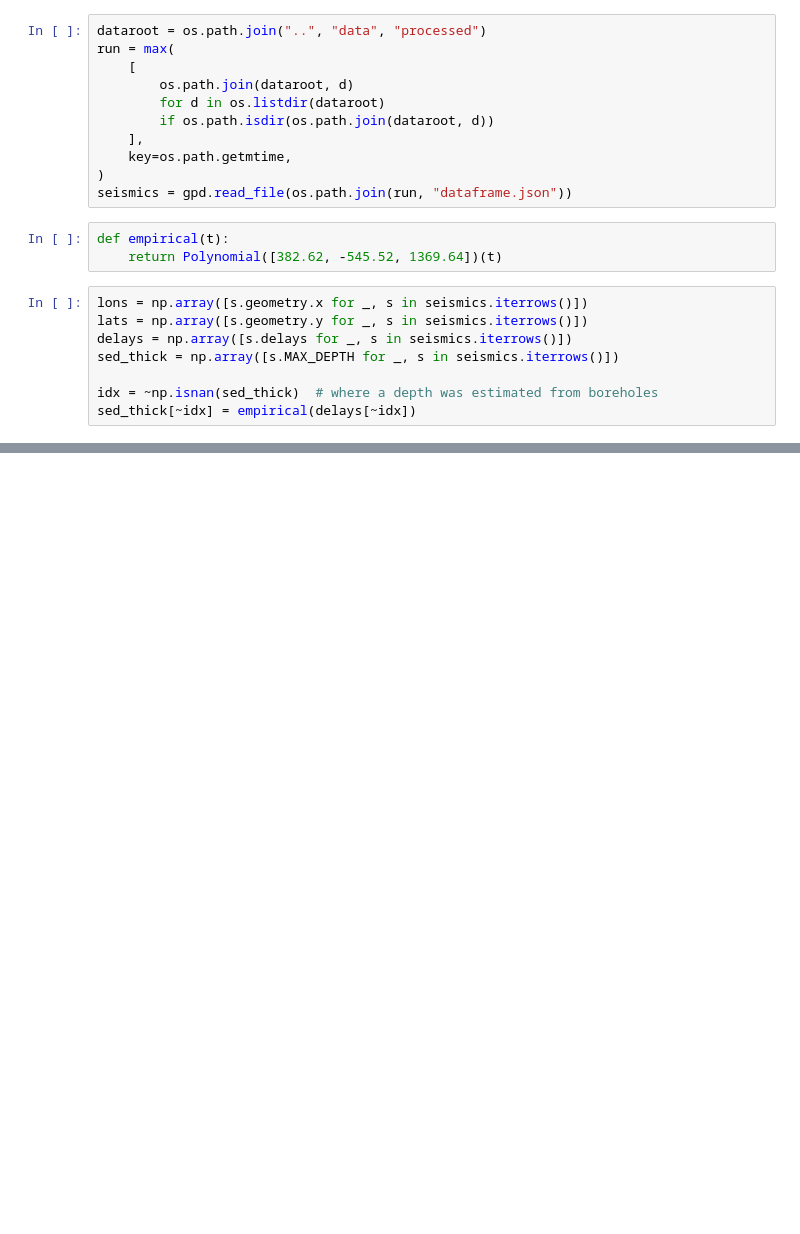
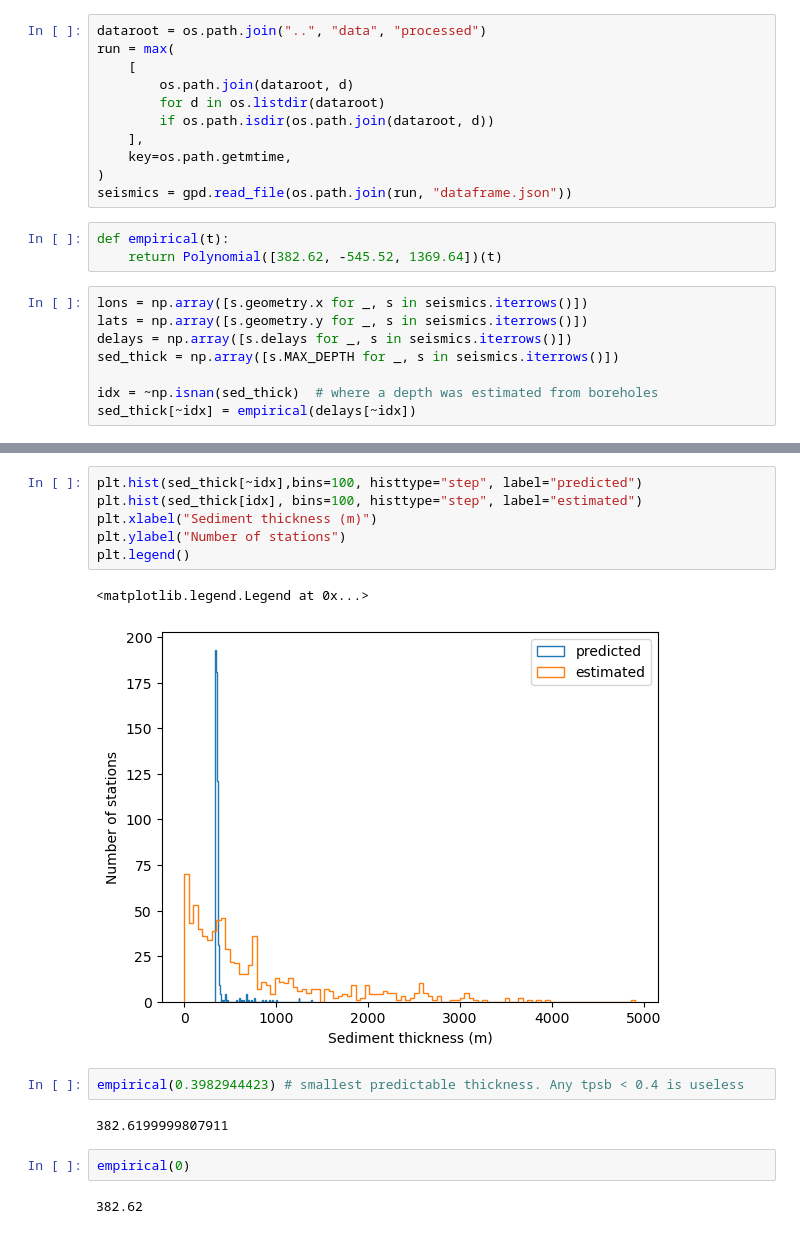
Before and after one commit to auggiemarignier/AusSedThick, a Jupyter notebook: aussedthickrf/05AustralianSedimentaryThickness.ipynb, the cells around one changed output, grey strips where cells are left out. Drawn from its saved outputs; the diff is of its cells as text; blank space fills up the shorter version.

Commit message:
Thinking about the minimum in the empirical relation...

```diff
--- a/aussedthickrf/05AustralianSedimentaryThickness.ipynb
+++ b/aussedthickrf/05AustralianSedimentaryThickness.ipynb
@@ -78,0 +80,17 @@ plot [WARNING]: Your data array row 44 contains NaNs - no resampling taken place
+# %%
+plt.hist(sed_thick[~idx],bins=100, histtype="step", label="predicted")
+plt.hist(sed_thick[idx], bins=100, histtype="step", label="estimated")
+plt.xlabel("Sediment thickness (m)")
+plt.ylabel("Number of stations")
+plt.legend()
+# %% [output]
+<matplotlib.legend.Legend at 0x...>
+[figure, added]
+# %%
+empirical(0.3982944423) # smallest predictable thickness. Any tpsb < 0.4 is useless
+# %% [output]
+382.6199999807911
+# %%
+empirical(0)
+# %% [output]
+382.62
```
Also changed, not shown: parts of 1 cell of this notebook, 1 other file.
